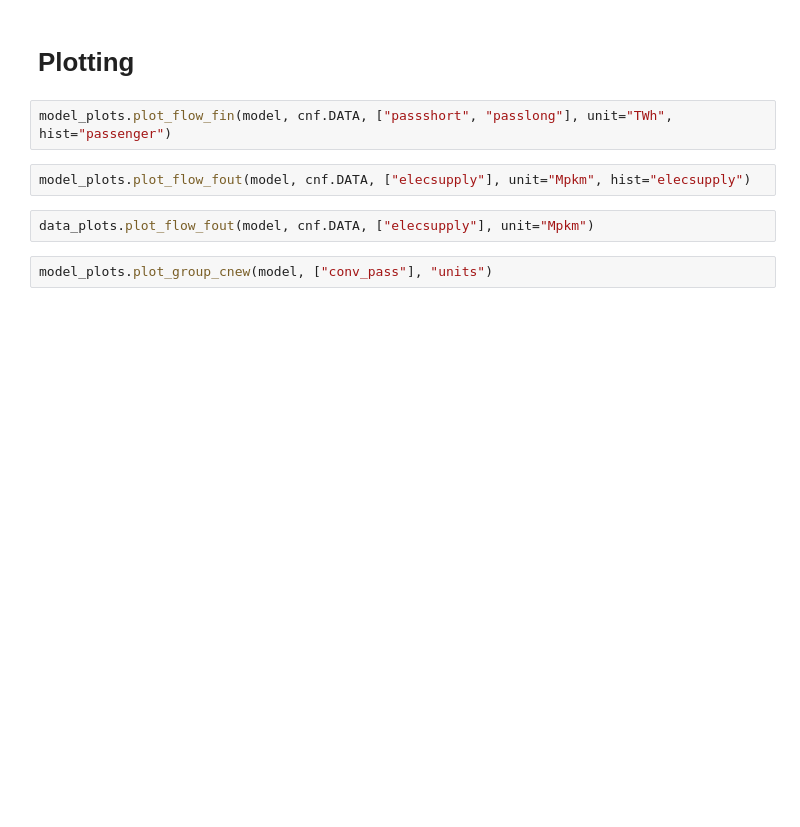
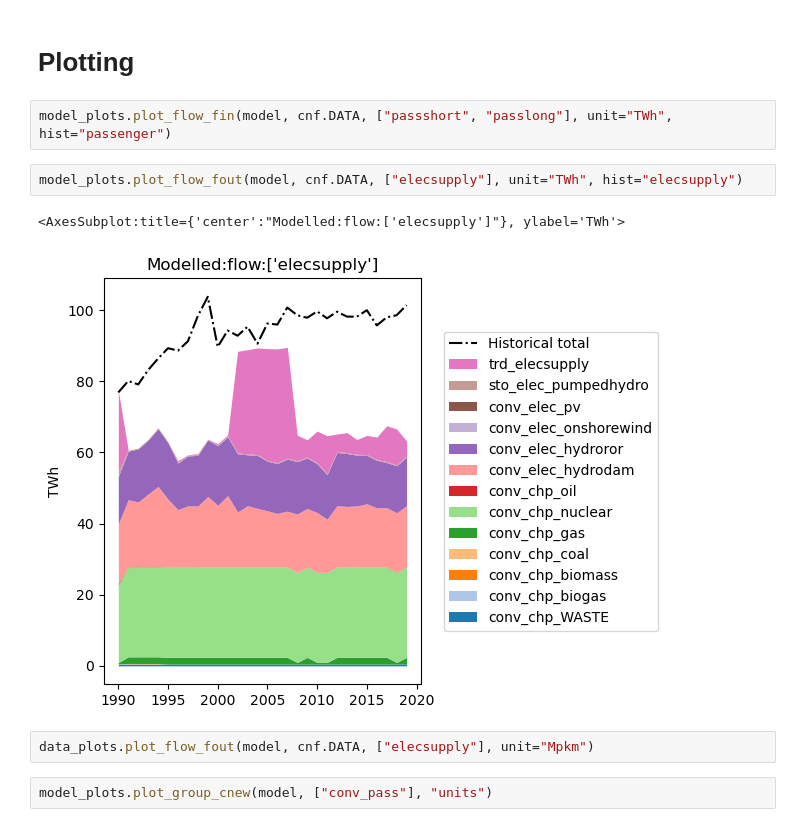
Before and after one commit to irm-codebase/RESTORE, a Jupyter notebook: restore_split.ipynb, the cells around one changed output. Cells and saved outputs as stored; diff of their text form; blank space fills up the shorter version.

```diff
--- a/restore_split.ipynb
+++ b/restore_split.ipynb
@@ -115,7 +135,10 @@ except ValueError:
 # %%
 model_plots.plot_flow_fin(model, cnf.DATA, ["passshort", "passlong"], unit="TWh", hist="passenger")
 # %%
-model_plots.plot_flow_fout(model, cnf.DATA, ["elecsupply"], unit="Mpkm", hist="elecsupply")
+model_plots.plot_flow_fout(model, cnf.DATA, ["elecsupply"], unit="TWh", hist="elecsupply")
+# %% [output]
+<AxesSubplot:title={'center':"Modelled:flow:['elecsupply']"}, ylabel='TWh'>
+[figure, added]
 # %%
 data_plots.plot_flow_fout(model, cnf.DATA, ["elecsupply"], unit="Mpkm")
 # %%
```
Also changed, not shown: parts of 3 cells of this notebook, 1 other file.
